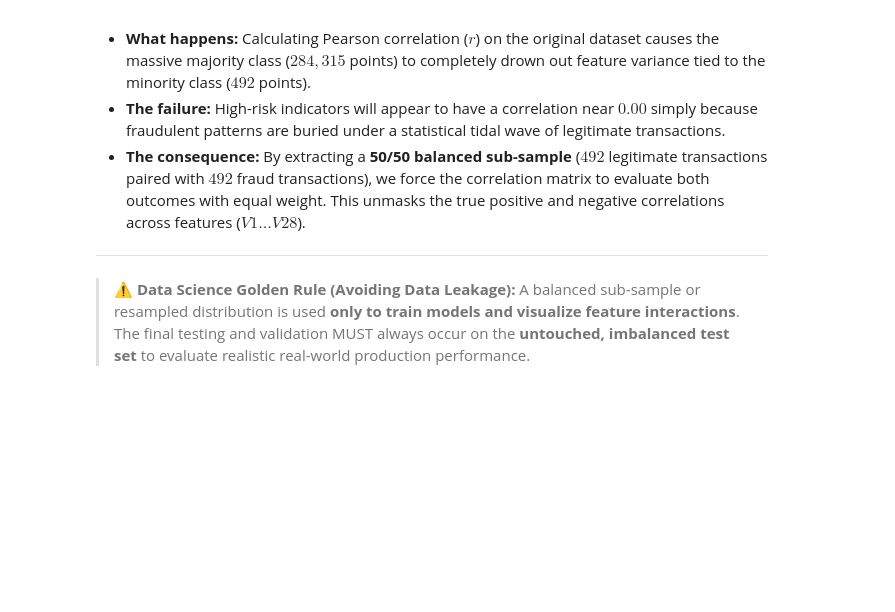
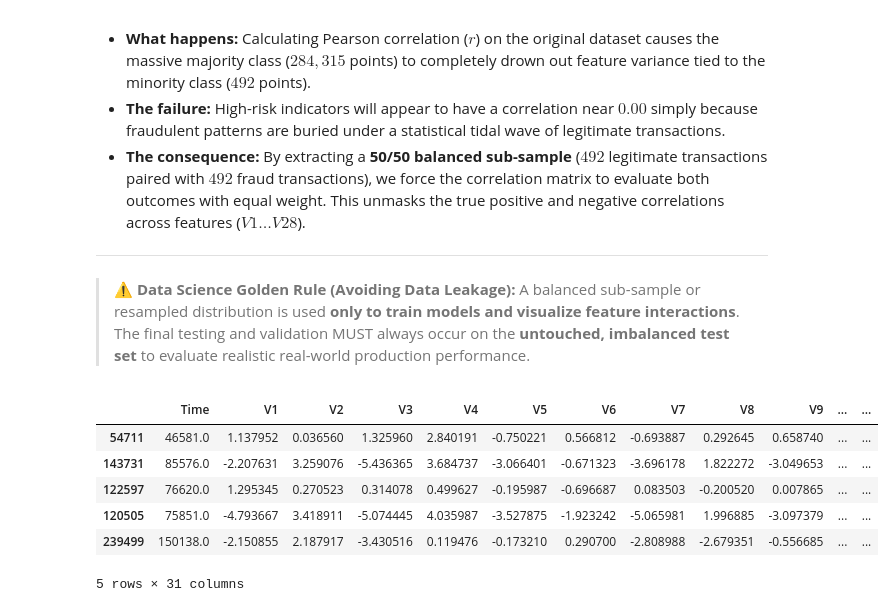
Before and after one commit to aliallam123/credit-card-fraud-detection, a Jupyter notebook: notebooks/my-notebook.ipynb, the cells around one changed output. Saved outputs shown, nothing was run; the diff lists cells and outputs as text; code cells hidden in the pictures; blank space fills up the shorter version.

Commit message:
generate balanced sub-sample via random under-sampling

```diff
--- a/notebooks/my-notebook.ipynb
+++ b/notebooks/my-notebook.ipynb
@@ -175,3 +175,28 @@ Training machine learning models directly on this extreme distribution introduce
 
 > ⚠️ **Data Science Golden Rule (Avoiding Data Leakage):**
 > A balanced sub-sample or resampled distribution is used **only to train models and visualize feature interactions**. The final testing and validation MUST always occur on the **untouched, imbalanced test set** to evaluate realistic real-world production performance.
+# %%
+# 1. Shuffle the full dataset to ensure rows are randomised
+df = df.sample(frac=1, random_state=42)
+
+# 2. Extract all 492 fraud cases
+fraud_df = df.loc[df['Class'] == 1]
+
+# 3. Randomly select exactly 492 non-fraud cases
+non_fraud_df = df.loc[df['Class'] == 0][:492]
+
+# 4. Concatenate both subsets into a 50/50 sub-sample (984 rows total)
+normal_distributed_df = pd.concat([fraud_df, non_fraud_df])
+
+# 5. Shuffle the sub-sample rows again
+new_df = normal_distributed_df.sample(frac=1, random_state=42)
+
+new_df.head()
+# %% [output]
+|  | Time | V1 | V2 | V3 | V4 | V5 | V6 | V7 | V8 | V9 | ... | ... |
+| 54711 | 46581.0 | 1.137952 | 0.036560 | 1.325960 | 2.840191 | -0.750221 | 0.566812 | -0.693887 | 0.292645 | 0.658740 | ... | ... |
+| 143731 | 85576.0 | -2.207631 | 3.259076 | -5.436365 | 3.684737 | -3.066401 | -0.671323 | -3.696178 | 1.822272 | -3.049653 | ... | ... |
+| 122597 | 76620.0 | 1.295345 | 0.270523 | 0.314078 | 0.499627 | -0.195987 | -0.696687 | 0.083503 | -0.200520 | 0.007865 | ... | ... |
+| 120505 | 75851.0 | -4.793667 | 3.418911 | -5.074445 | 4.035987 | -3.527875 | -1.923242 | -5.065981 | 1.996885 | -3.097379 | ... | ... |
+| 239499 | 150138.0 | -2.150855 | 2.187917 | -3.430516 | 0.119476 | -0.173210 | 0.290700 | -2.808988 | -2.679351 | -0.556685 | ... | ... |
+5 rows × 31 columns
```
